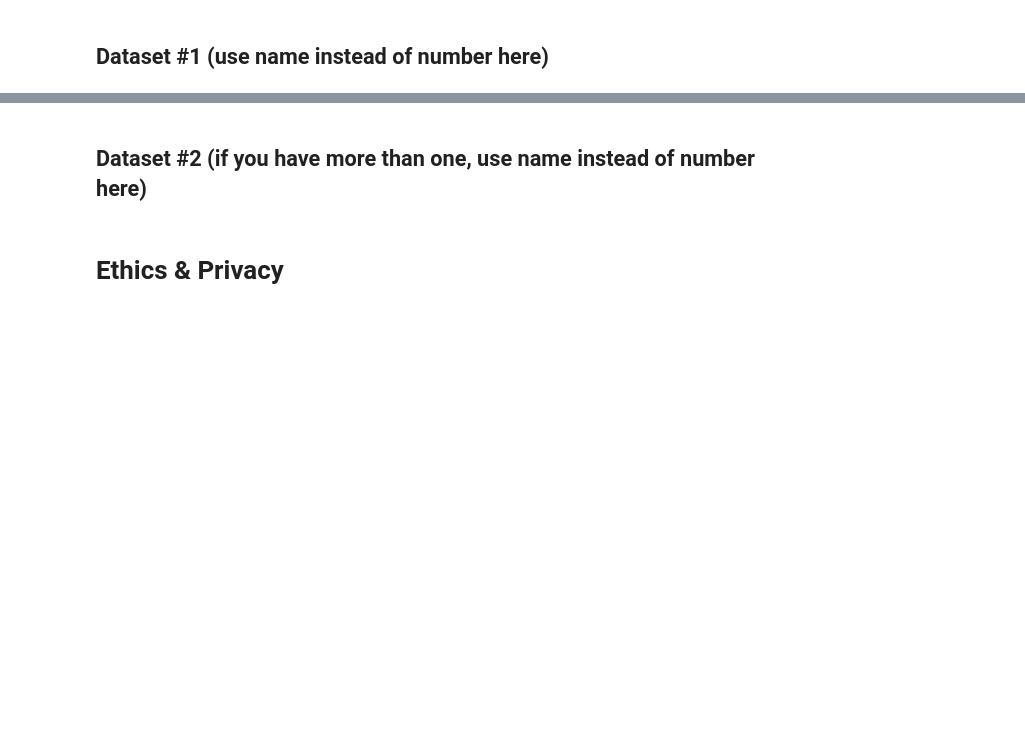
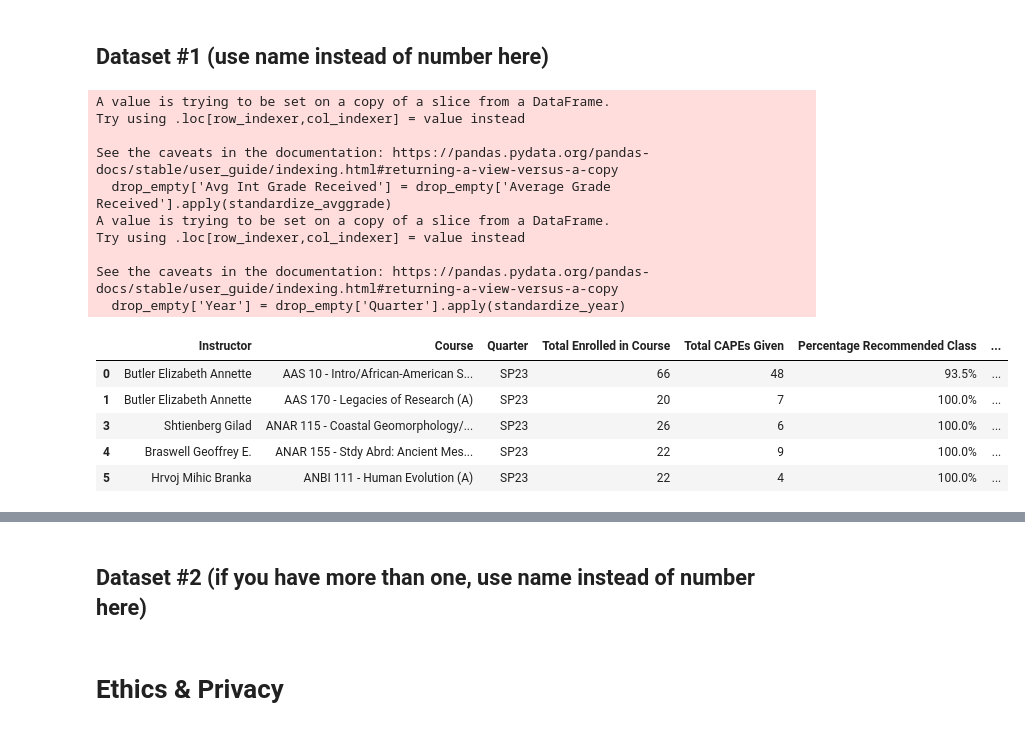
Before and after one commit to shreyaNagunuri/Grade_Inflation_UCSD_Analysis, a Jupyter notebook: DataCheckpoint_Group091_WI24.ipynb, the cells around one changed output, grey strips where cells are left out. Saved outputs shown, nothing was run; the diff lists cells and outputs as text; code cells hidden in the pictures; blank space fills up the shorter version.

```diff
--- a/DataCheckpoint_Group091_WI24.ipynb
+++ b/DataCheckpoint_Group091_WI24.ipynb
@@ -80,3 +113,52 @@ If you plan to use multiple datasets, add a few sentences about how you plan to
 # %%
 ## YOUR CODE TO LOAD/CLEAN/TIDY/WRANGLE THE DATA GOES HERE
 ## FEEL FREE TO ADD MULTIPLE CELLS PER SECTION
+import pandas as pd
+df = pd.read_csv('https://raw.githubusercontent.com/COGS108/Group091_WI24/master/capes_data.csv?token=GHSAT0AAAAAACMOLACT4S3BBW6G2OYJE7QUZO34SRA')
+# %%
+df = df.drop(columns = "Evalulation URL")
+cols = ["Average Grade Received", "Average Grade Expected"]
+drop_empty=df.dropna(subset=cols, how = "any")
+# %%
+def standardize_avggrade(string):
+    in_brackets = False
+    current_substring = ""
+    count = 0
+
+    for c in string:
+        if c == '(':
+            in_brackets = True
+        elif c == ")" and in_brackets:
+            in_brackets = False
+        elif in_brackets:
+            current_substring += c
+
+    return float(current_substring)
+
+def standardize_year(string):
+    current_substring = ""
+    for c in string:
+        return int(string[2:4])
+
+    return int(current_substring)
+
+drop_empty['Avg Int Grade Received'] = drop_empty['Average Grade Received'].apply(standardize_avggrade)
+drop_empty['Year'] = drop_empty['Quarter'].apply(standardize_year)
+drop_empty.head()
+# %% [output]
+A value is trying to be set on a copy of a slice from a DataFrame.
+Try using .loc[row_indexer,col_indexer] = value instead
+
+See the caveats in the documentation: https://pandas.pydata.org/pandas-docs/stable/user_guide/indexing.html#returning-a-view-versus-a-copy
+  drop_empty['Avg Int Grade Received'] = drop_empty['Average Grade Received'].apply(standardize_avggrade)
+A value is trying to be set on a copy of a slice from a DataFrame.
+Try using .loc[row_indexer,col_indexer] = value instead
+
+See the caveats in the documentation: https://pandas.pydata.org/pandas-docs/stable/user_guide/indexing.html#returning-a-view-versus-a-copy
+  drop_empty['Year'] = drop_empty['Quarter'].apply(standardize_year)
+|  | Instructor | Course | Quarter | Total Enrolled in Course | Total CAPEs Given | Percentage Recommended Class | ... |
+| 0 | Butler Elizabeth Annette | AAS 10 - Intro/African-American S... | SP23 | 66 | 48 | 93.5% | ... |
+| 1 | Butler Elizabeth Annette | AAS 170 - Legacies of Research (A) | SP23 | 20 | 7 | 100.0% | ... |
+| 3 | Shtienberg Gilad | ANAR 115 - Coastal Geomorphology/... | SP23 | 26 | 6 | 100.0% | ... |
+| 4 | Braswell Geoffrey E. | ANAR 155 - Stdy Abrd: Ancient Mes... | SP23 | 22 | 9 | 100.0% | ... |
+| 5 | Hrvoj Mihic Branka | ANBI 111 - Human Evolution (A) | SP23 | 22 | 4 | 100.0% | ... |
```
Also changed, not shown: parts of 13 cells of this notebook.
